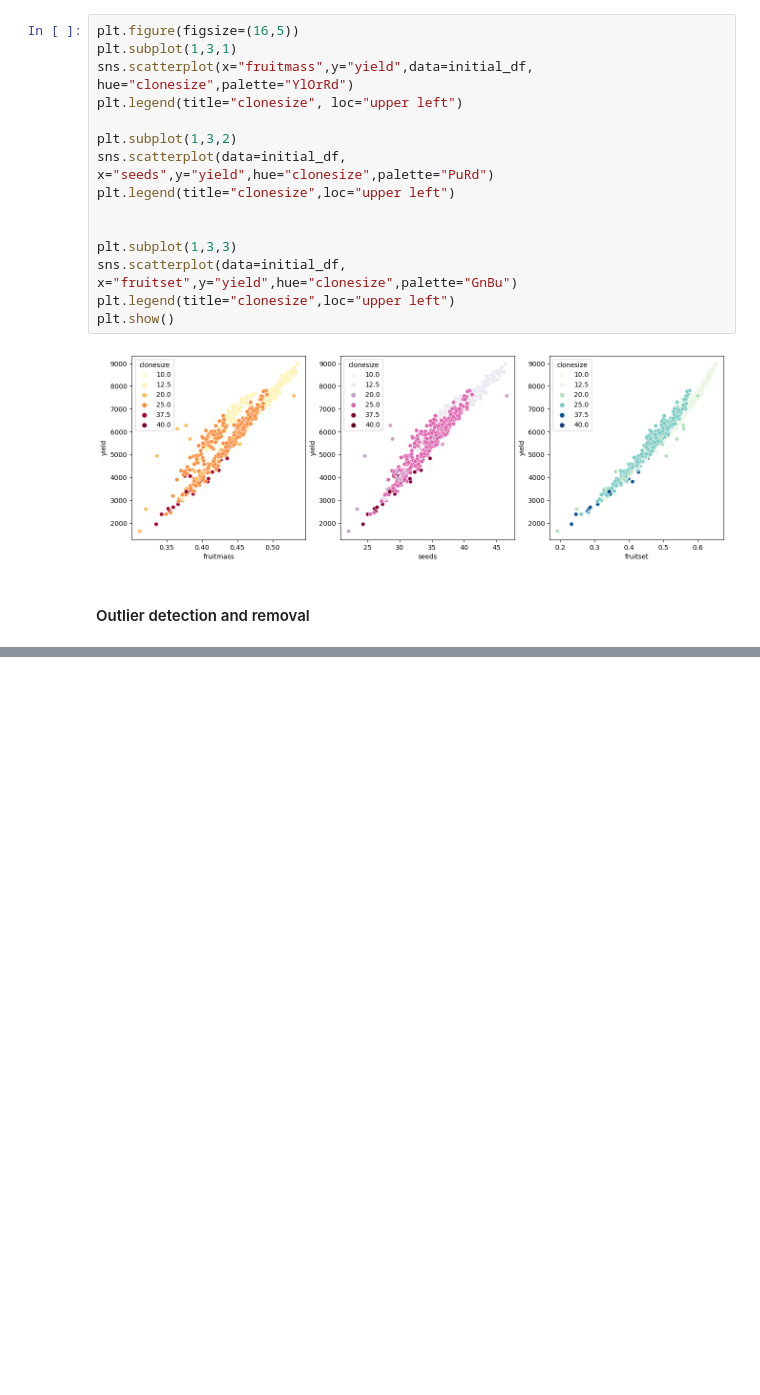
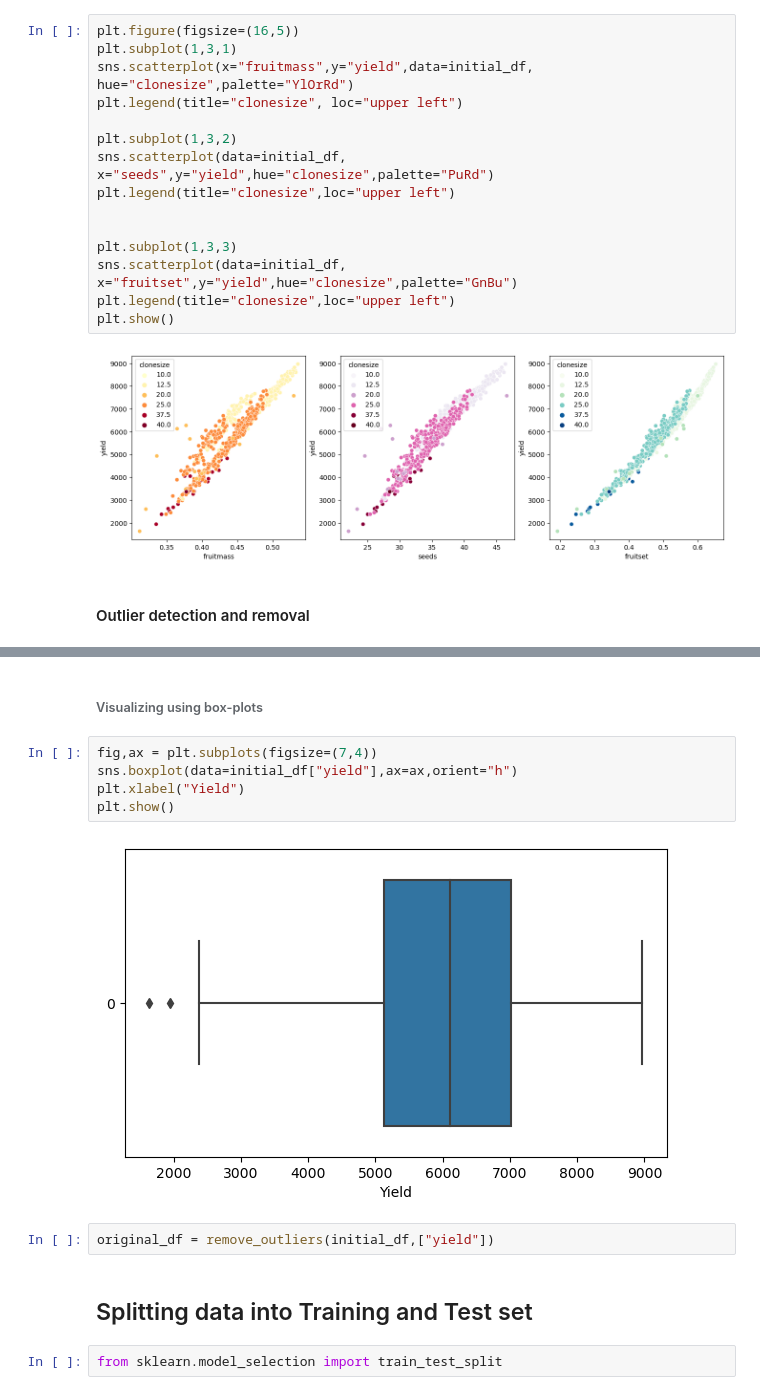
Before and after one commit to FRANKSADWAR/Wild-blueberry-yield-prediction, a Jupyter notebook: notebooks/Yield_prediction_and_data_exploration.ipynb, the cells around one changed output, grey strips where cells are left out. Saved outputs shown, nothing was run; the diff lists cells and outputs as text; blank space fills up the shorter version.

Commit message:
training

```diff
--- a/notebooks/Yield_prediction_and_data_exploration.ipynb
+++ b/notebooks/Yield_prediction_and_data_exploration.ipynb
@@ -298,0 +304,15 @@ for d in initial_df["yield"]:
+# %% [markdown]
+###### Visualizing using box-plots
+# %%
+fig,ax = plt.subplots(figsize=(7,4))
+sns.boxplot(data=initial_df["yield"],ax=ax,orient="h")
+plt.xlabel("Yield")
+plt.show()
+# %% [output]
+[figure, added]
+# %%
+original_df = remove_outliers(initial_df,["yield"])
+# %% [markdown]
+## Splitting data into Training and Test set
+# %%
+from sklearn.model_selection import train_test_split
```
Also changed, not shown: parts of 15 cells of this notebook, 4 other files.
